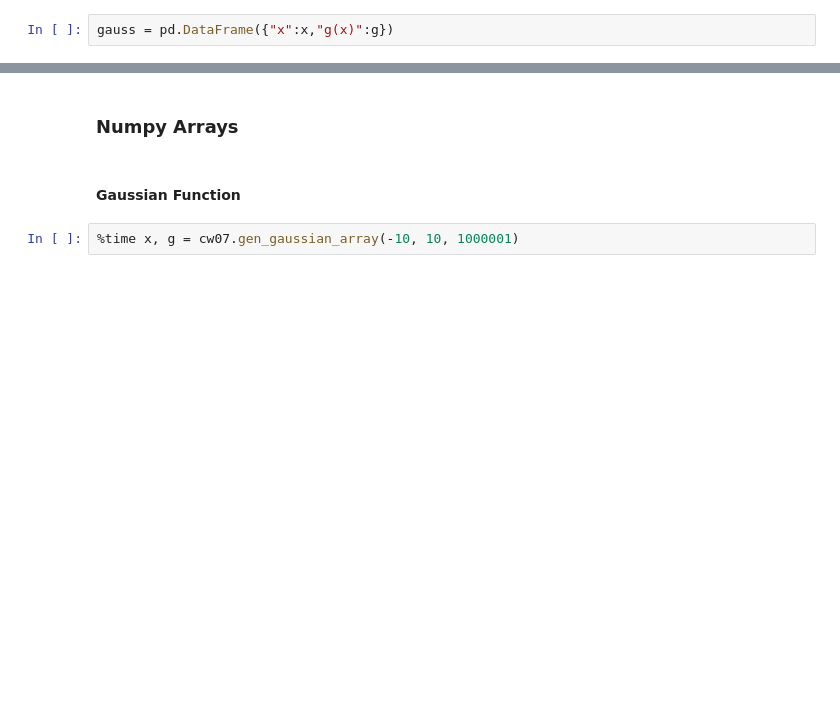
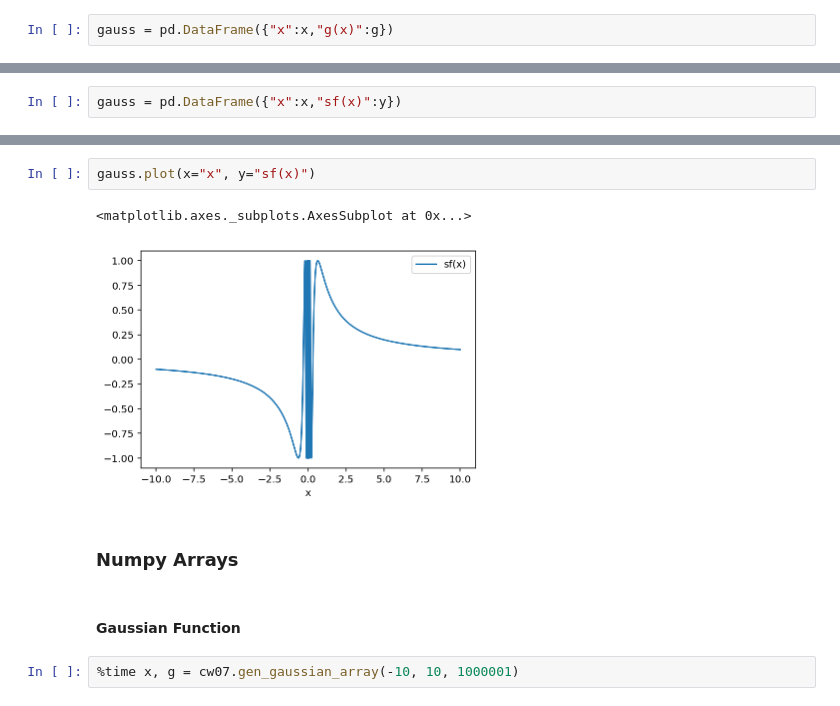
Before and after one commit to chapman-phys220-2018f/cw07-thisteam, a Jupyter notebook: cw07.ipynb, the cells around one changed output, grey strips where cells are left out. Drawn from its saved outputs; the diff is of its cells as text; blank space fills up the shorter version.

```diff
--- a/cw07.ipynb
+++ b/cw07.ipynb
@@ -46,0 +243,2 @@ gauss.plot(x="x",y="g(x)")
+# %%
+gauss = pd.DataFrame({"x":x,"sf(x)":y})
@@ -47,3 +266,8 @@ gauss.plot(x="x",y="g(x)")
+# %%
+gauss.plot(x="x", y="sf(x)")
+# %% [output]
+<matplotlib.axes._subplots.AxesSubplot at 0x...>
+[figure, added]
 # %% [markdown]
 ### Numpy Arrays
 # %% [markdown]
```
Also changed, not shown: parts of 48 cells of this notebook.
